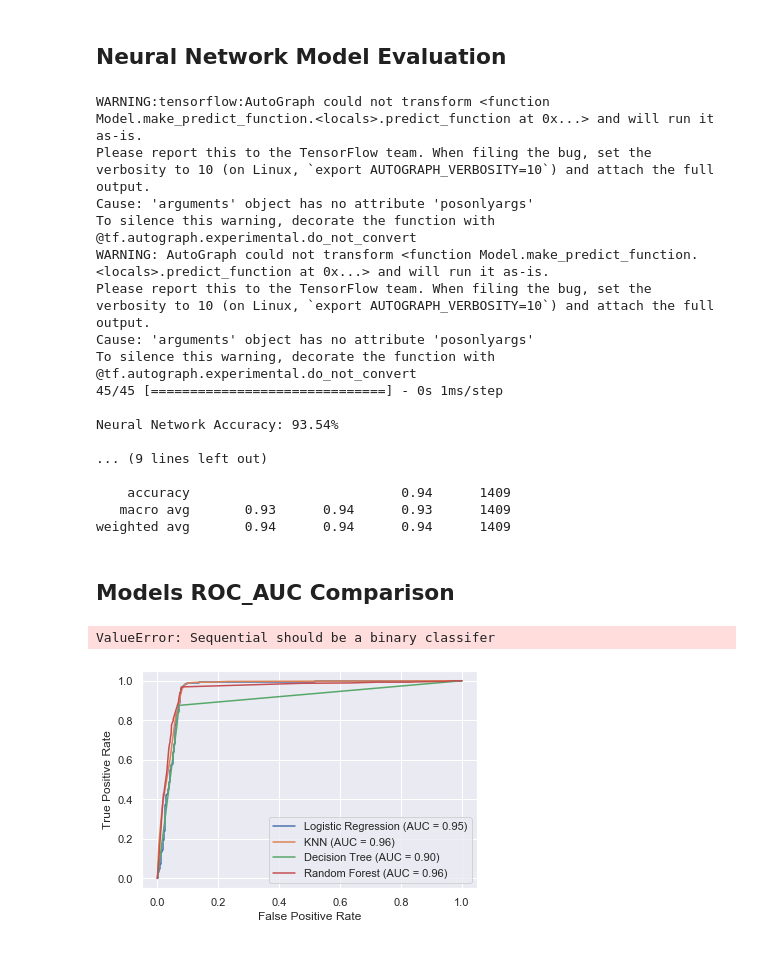
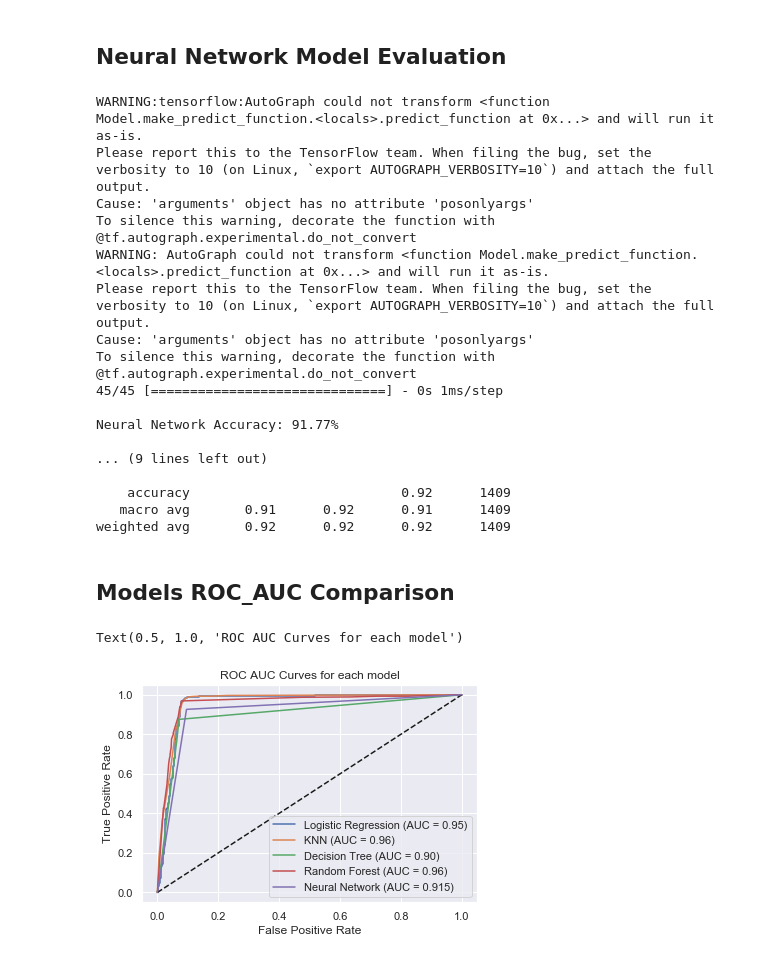
Before and after one commit to landonpadg/Team-3-Loan-Predictions, a Jupyter notebook: LoanApprovalPrediction_FinalProject.ipynb, the cells around one changed output. Drawn from its saved outputs; the diff is of its cells as text; code cells hidden in the pictures.

Commit message:
Plotting ROC AUC curve for all models

```diff
--- a/LoanApprovalPrediction_FinalProject.ipynb
+++ b/LoanApprovalPrediction_FinalProject.ipynb
@@ -700,25 +700,21 @@ y_train_arr = ytrain_1d
 
 •	The ReLU activation function is used in the hidden layers to introduce non-linearity.
 # %%
-# define the neural network model using the TensorFlow Keras library
-neu_net_model = tf.keras.Sequential([
-keras.layers.Dense(units=250,
-                   activation=tf.nn.relu),
-keras.layers.Dense(units=100,
-                   activation=tf.nn.relu),          # activation='relu'
-keras.layers.Dense(units=50, activation=tf.nn.relu),
-keras.layers.Dense(units=1, activation='sigmoid')
-])
+# define the neural network model
+
+nnet_model = Sequential()
+nnet_model.add(Dense(60, activation='relu'))
+nnet_model.add(Dense(1, activation='sigmoid'))
 
 # compile the keras model
-neu_net_model.compile(
+nnet_model.compile(
 loss='binary_crossentropy',
-optimizer='adam',
+optimizer='sgd',
 metrics=['accuracy']
 )
 
 # train the neural network model
-history = neu_net_model.fit(X_train_arr, y_train_arr, epochs=30, batch_size=32)
+history = nnet_model.fit(X_train_arr, y_train_arr, epochs=30, batch_size=32)
 # %% [output]
 Epoch 1/30
 WARNING:tensorflow:AutoGraph could not transform <function Model.make_train_function.<locals>.train_function at 0x...> and will run it as-is.
@@ -741,7 +737,7 @@ Epoch 30/30
 ## Neural Network Model Evaluation
 # %%
 # make predictions using test data
-y_pred_nnet = (neu_net_model.predict(X_test) > 0.5).astype(int)
+y_pred_nnet = (nnet_model.predict(X_test) > 0.5).astype(int)
 
 # Accuracy of the model
 accuracy = accuracy_score(y_test_df, y_pred_nnet)
@@ -763,23 +759,29 @@ Cause: 'arguments' object has no attribute 'posonlyargs'
 To silence this warning, decorate the function with @tf.autograph.experimental.do_not_convert
 45/45 [==============================] - 0s 1ms/step
 
-Neural Network Accuracy: 93.54%
+Neural Network Accuracy: 91.77%
 
 ... (9 lines left out)
 
-    accuracy                           0.94      1409
-   macro avg       0.93      0.94      0.93      1409
-weighted avg       0.94      0.94      0.94      1409
+    accuracy                           0.92      1409
+   macro avg       0.91      0.92      0.91      1409
+weighted avg       0.92      0.92      0.92      1409
 # %% [markdown]
 ## Models ROC_AUC Comparison
 # %%
 from sklearn import metrics
+from sklearn.metrics import roc_curve, auc
+
 disp = metrics.plot_roc_curve(LRmodel, X_test, y_test, name = 'Logistic Regression')
 metrics.plot_roc_curve(KNNmodel, X_test, y_test, ax=disp.ax_, name = 'KNN')
 metrics.plot_roc_curve(DTmodel, X_test, y_test, ax=disp.ax_, name = 'Decision Tree')
 metrics.plot_roc_curve(RFclassifier, X_test, y_test, ax=disp.ax_, name = 'Random Forest')
-metrics.plot_roc_curve(neu_net_model, X_test, y_test_df, ax=disp.ax_, name = 'Neural Network')
+fpr_keras, tpr_keras, thresholds_keras = roc_curve(y_test_df, y_pred_nnet)
+auc_keras = auc(fpr_keras, tpr_keras)
+plt.plot([0, 1], [0, 1], 'k--')
+plt.plot(fpr_keras, tpr_keras, label='Neural Network (AUC = {:.3f})'.format(auc_keras))
+plt.legend()
 plt.title('ROC AUC Curves for each model')
 # %% [output]
-ValueError: Sequential should be a binary classifer
+Text(0.5, 1.0, 'ROC AUC Curves for each model')
-[figure, old version]
+[figure, new version]
```
Also changed, not shown: parts of 3 cells of this notebook.
